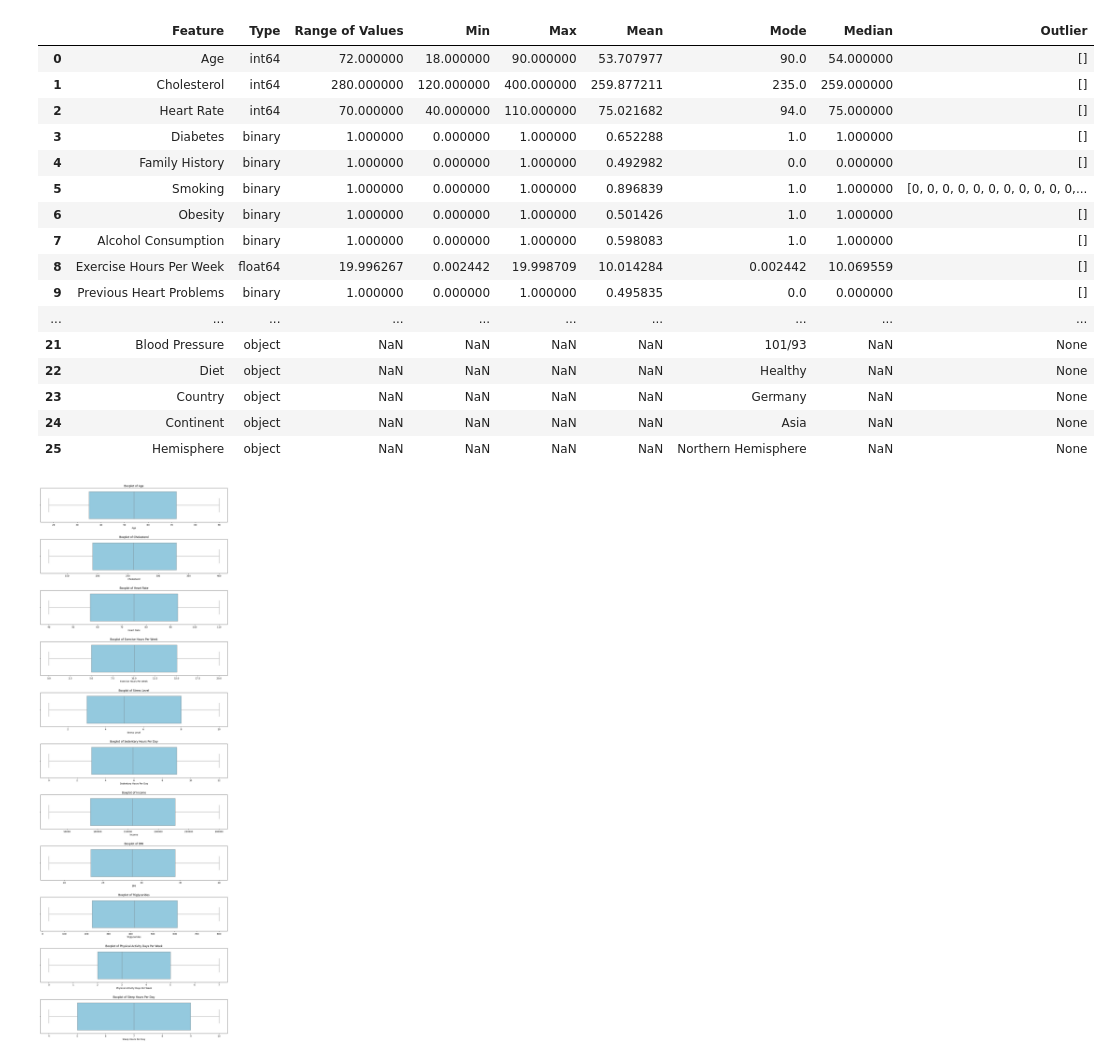
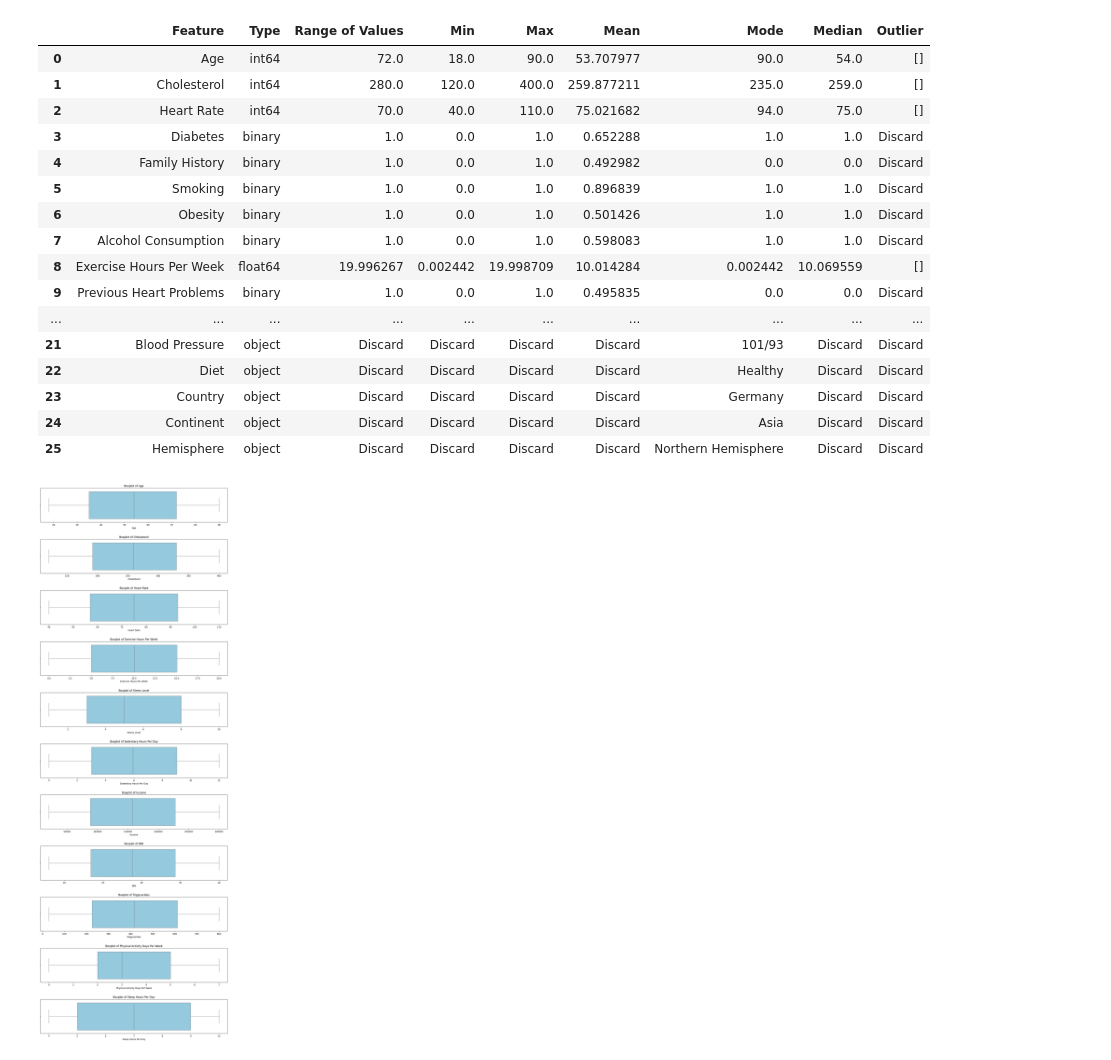
Before and after one commit to Pouria-Nazemi/DataMining, a Jupyter notebook: phase1.ipynb, the cells around one changed output. Cells and saved outputs as stored; diff of their text form; code cells hidden in the pictures.

```diff
--- a/phase1.ipynb
+++ b/phase1.ipynb
@@ -20,51 +20,51 @@ def calculate_statistics(feature):
 
     outliers = feature[(feature < lower_bound) | (feature > upper_bound)]
 
     return {
         'Type': 'binary' if np.isin(feature.dropna().unique(), [0, 1]).all() else str(feature.dtype),
         'Range of Values': feature.max() - feature.min(),
         'Min': feature.min(),
         'Max': feature.max(),
         'Mean': feature.mean(),
         'Mode': feature.mode().iloc[0], # first item of possible multi modes
         'Median': feature.median(),
-        'Outlier': outliers.tolist(),
+        'Outlier': 'Discard' if np.isin(feature.dropna().unique(), [0, 1]).all() else outliers.tolist(),
     }
 
 statistics_df = pd.DataFrame(columns=['Feature', 'Type', 'Range of Values', 'Min', 'Max', 'Mean', 'Mode', 'Median', 'Outlier'])
 
 for column in df.columns:
     if pd.api.types.is_numeric_dtype(df[column]):
         statistics = calculate_statistics(df[column])
         statistics_df.loc[len(statistics_df)] = [column, *statistics.values()]
 
 for column in df.columns:
     if not pd.api.types.is_numeric_dtype(df[column]):
         # For other columns, only calculate mode and type
         mode_value = df[column].mode().iloc[0]
-        statistics_df.loc[len(statistics_df)] = [column, str(df[column].dtype), None, None, None, None, mode_value, None, None]
+        statistics_df.loc[len(statistics_df)] = [column, str(df[column].dtype), 'Discard', 'Discard', 'Discard', 'Discard', mode_value, 'Discard', 'Discard']
 
 
 # Display the resulting dataframe
 statistics_df
 # %% [output]
 |  | Feature | Type | Range of Values | Min | Max | Mean | Mode | Median | Outlier |
-| 0 | Age | int64 | 72.000000 | 18.000000 | 90.000000 | 53.707977 | 90.0 | 54.000000 | [] |
-| 1 | Cholesterol | int64 | 280.000000 | 120.000000 | 400.000000 | 259.877211 | 235.0 | 259.000000 | [] |
-| 2 | Heart Rate | int64 | 70.000000 | 40.000000 | 110.000000 | 75.021682 | 94.0 | 75.000000 | [] |
-| 3 | Diabetes | binary | 1.000000 | 0.000000 | 1.000000 | 0.652288 | 1.0 | 1.000000 | [] |
-| 4 | Family History | binary | 1.000000 | 0.000000 | 1.000000 | 0.492982 | 0.0 | 0.000000 | [] |
-| 5 | Smoking | binary | 1.000000 | 0.000000 | 1.000000 | 0.896839 | 1.0 | 1.000000 | [0, 0, 0, 0, 0, 0, 0, 0, 0, 0, 0,... |
-| 6 | Obesity | binary | 1.000000 | 0.000000 | 1.000000 | 0.501426 | 1.0 | 1.000000 | [] |
-| 7 | Alcohol Consumption | binary | 1.000000 | 0.000000 | 1.000000 | 0.598083 | 1.0 | 1.000000 | [] |
+| 0 | Age | int64 | 72.0 | 18.0 | 90.0 | 53.707977 | 90.0 | 54.0 | [] |
+| 1 | Cholesterol | int64 | 280.0 | 120.0 | 400.0 | 259.877211 | 235.0 | 259.0 | [] |
+| 2 | Heart Rate | int64 | 70.0 | 40.0 | 110.0 | 75.021682 | 94.0 | 75.0 | [] |
+| 3 | Diabetes | binary | 1.0 | 0.0 | 1.0 | 0.652288 | 1.0 | 1.0 | Discard |
+| 4 | Family History | binary | 1.0 | 0.0 | 1.0 | 0.492982 | 0.0 | 0.0 | Discard |
+| 5 | Smoking | binary | 1.0 | 0.0 | 1.0 | 0.896839 | 1.0 | 1.0 | Discard |
+| 6 | Obesity | binary | 1.0 | 0.0 | 1.0 | 0.501426 | 1.0 | 1.0 | Discard |
+| 7 | Alcohol Consumption | binary | 1.0 | 0.0 | 1.0 | 0.598083 | 1.0 | 1.0 | Discard |
 | 8 | Exercise Hours Per Week | float64 | 19.996267 | 0.002442 | 19.998709 | 10.014284 | 0.002442 | 10.069559 | [] |
-| 9 | Previous Heart Problems | binary | 1.000000 | 0.000000 | 1.000000 | 0.495835 | 0.0 | 0.000000 | [] |
+| 9 | Previous Heart Problems | binary | 1.0 | 0.0 | 1.0 | 0.495835 | 0.0 | 0.0 | Discard |
 | ... | ... | ... | ... | ... | ... | ... | ... | ... | ... |
-| 21 | Blood Pressure | object | NaN | NaN | NaN | NaN | 101/93 | NaN | None |
-| 22 | Diet | object | NaN | NaN | NaN | NaN | Healthy | NaN | None |
-| 23 | Country | object | NaN | NaN | NaN | NaN | Germany | NaN | None |
-| 24 | Continent | object | NaN | NaN | NaN | NaN | Asia | NaN | None |
-| 25 | Hemisphere | object | NaN | NaN | NaN | NaN | Northern Hemisphere | NaN | None |
+| 21 | Blood Pressure | object | Discard | Discard | Discard | Discard | 101/93 | Discard | Discard |
+| 22 | Diet | object | Discard | Discard | Discard | Discard | Healthy | Discard | Discard |
+| 23 | Country | object | Discard | Discard | Discard | Discard | Germany | Discard | Discard |
+| 24 | Continent | object | Discard | Discard | Discard | Discard | Asia | Discard | Discard |
+| 25 | Hemisphere | object | Discard | Discard | Discard | Discard | Northern Hemisphere | Discard | Discard |
 # %%
 # we will show boxplot for each numeric feature
 pre_numeric_columns = copy.deepcopy(df.select_dtypes(include='number').columns)
```
Also changed, not shown: parts of 2 cells of this notebook.
